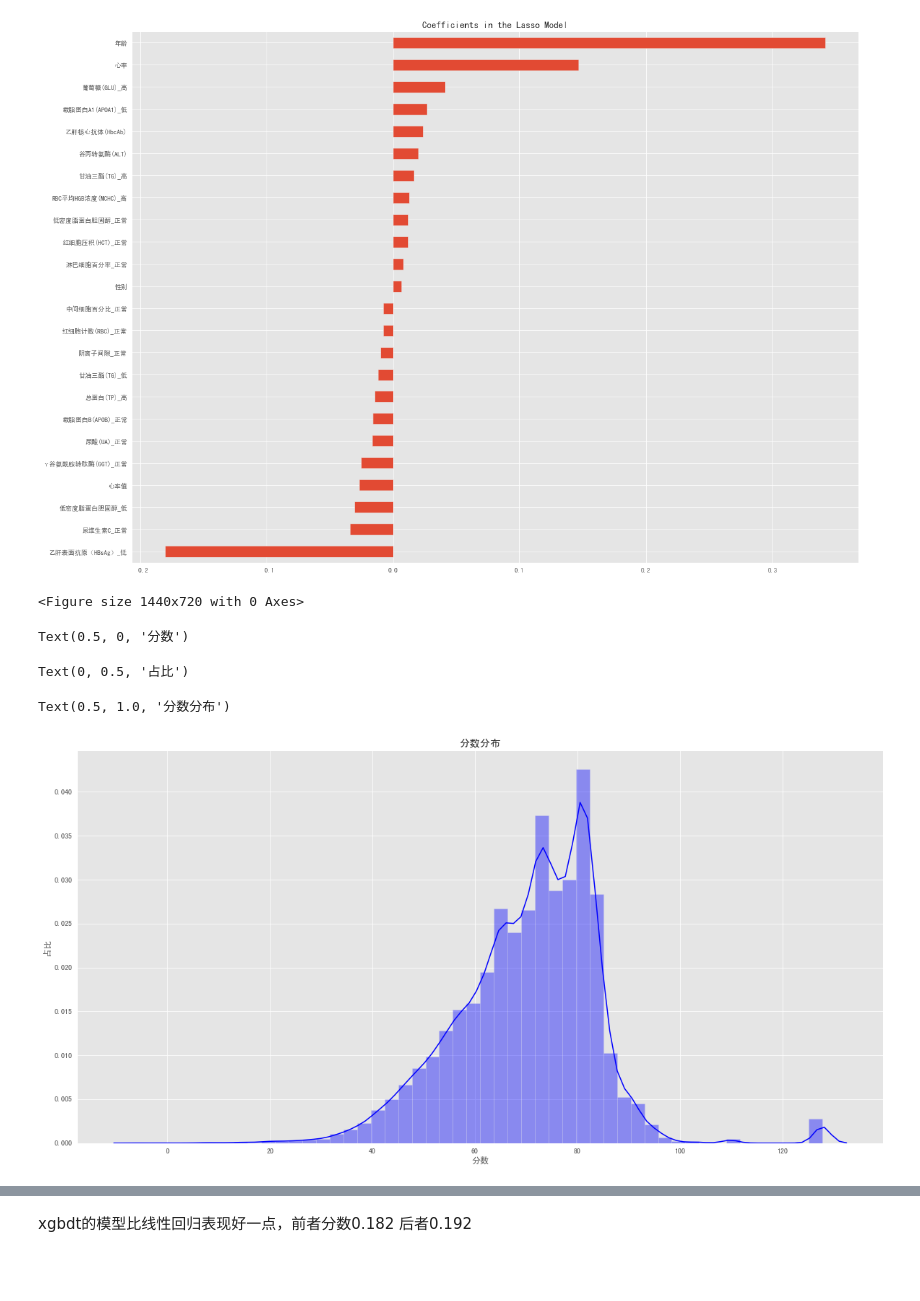
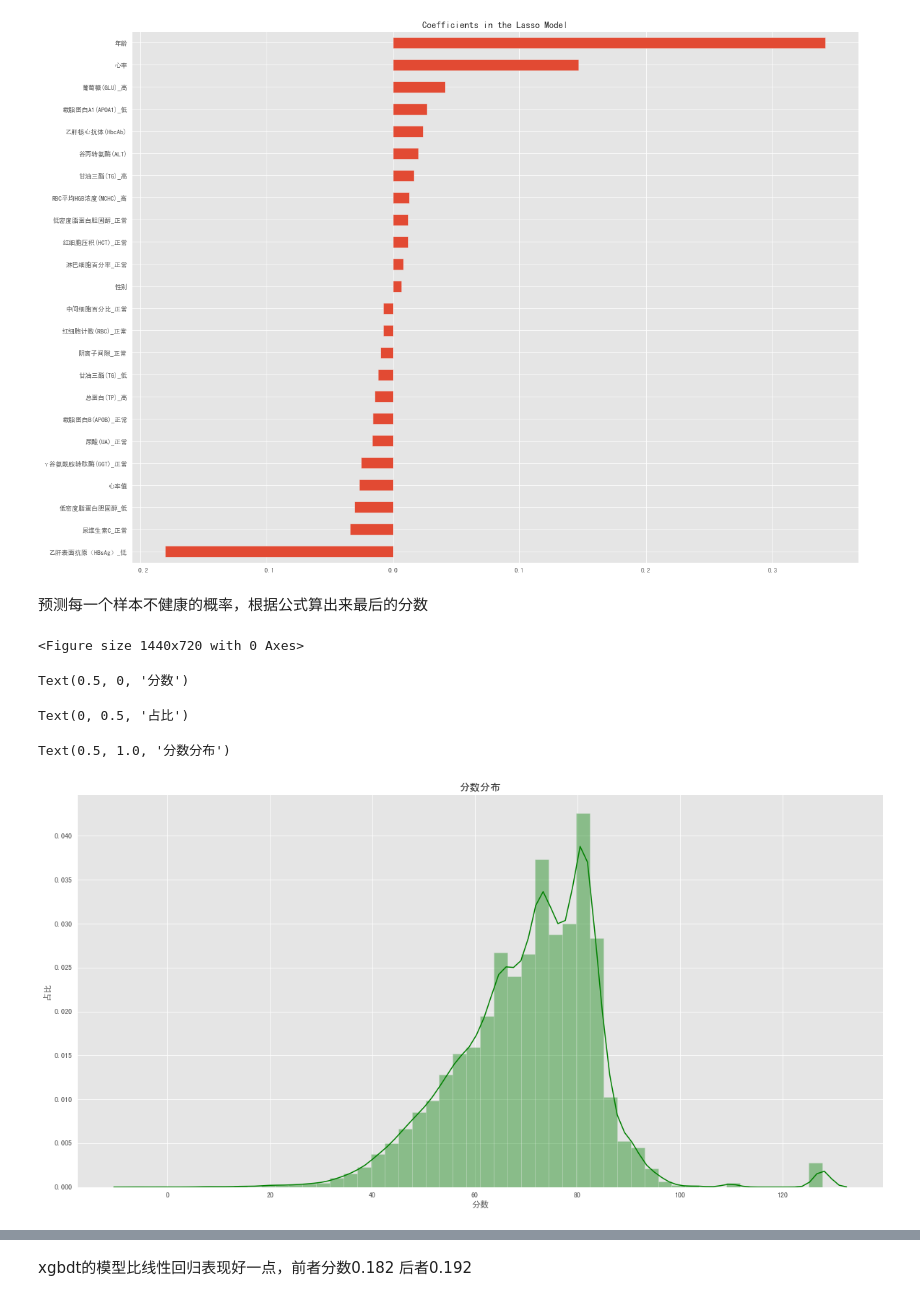
Before and after one commit to LeenField/JupyterHub, a Jupyter notebook: check_diag.ipynb, the cells around one changed output, grey strips where cells are left out. Saved outputs shown, nothing was run; the diff lists cells and outputs as text; code cells hidden in the pictures; blank space fills up the shorter version.

```diff
--- a/check_diag.ipynb
+++ b/check_diag.ipynb
@@ -804,23 +805,27 @@ Lasso picked 32 variables and eliminated the other 150 variables
 <matplotlib.axes._subplots.AxesSubplot at 0x...>
 Text(0.5, 1.0, 'Coefficients in the Lasso Model')
 [figure]
+# %% [markdown]
+预测每一个样本不健康的概率，根据公式算出来最后的分数
 # %%
 predict_res = model_lasso.predict(X_train)
 def calculate_score(prob):
     A = 62.698058
     B = 28.853900
+    if prob == 1:
+        return 100
     return A -  B * math.log(prob / (1 - prob))
 score_list = list(map(calculate_score, predict_res))
 # %%
 plt.figure(figsize=(20, 10))    # 指定画布尺寸
-axis = sns.distplot(a=score_list, color='b')
+axis = sns.distplot(a=score_list, color='g')
 axis.set_xlabel(u"分数")
 axis.set_ylabel('占比')
 plt.title("分数分布")
 plt.show()
 # %% [output]
 <Figure size 1440x720 with 0 Axes>
 Text(0.5, 0, '分数')
 Text(0, 0.5, '占比')
 Text(0.5, 1.0, '分数分布')
-[figure, old version]
+[figure, new version]
```
Also changed, not shown: parts of 4 cells of this notebook.
